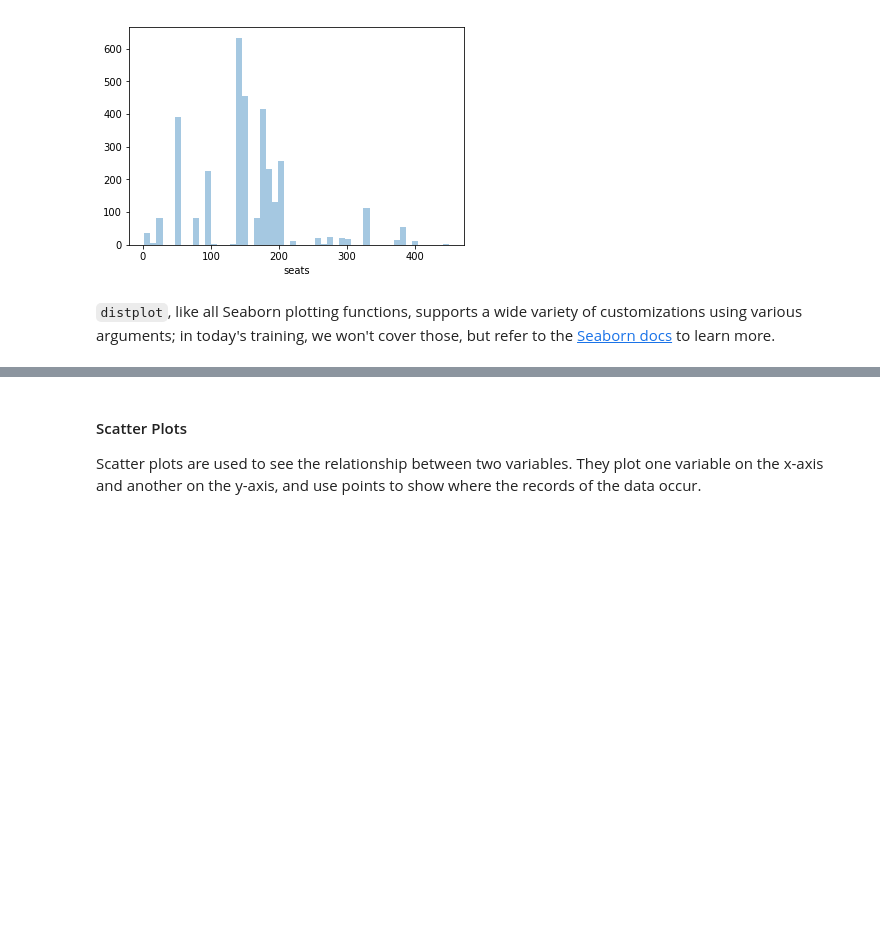
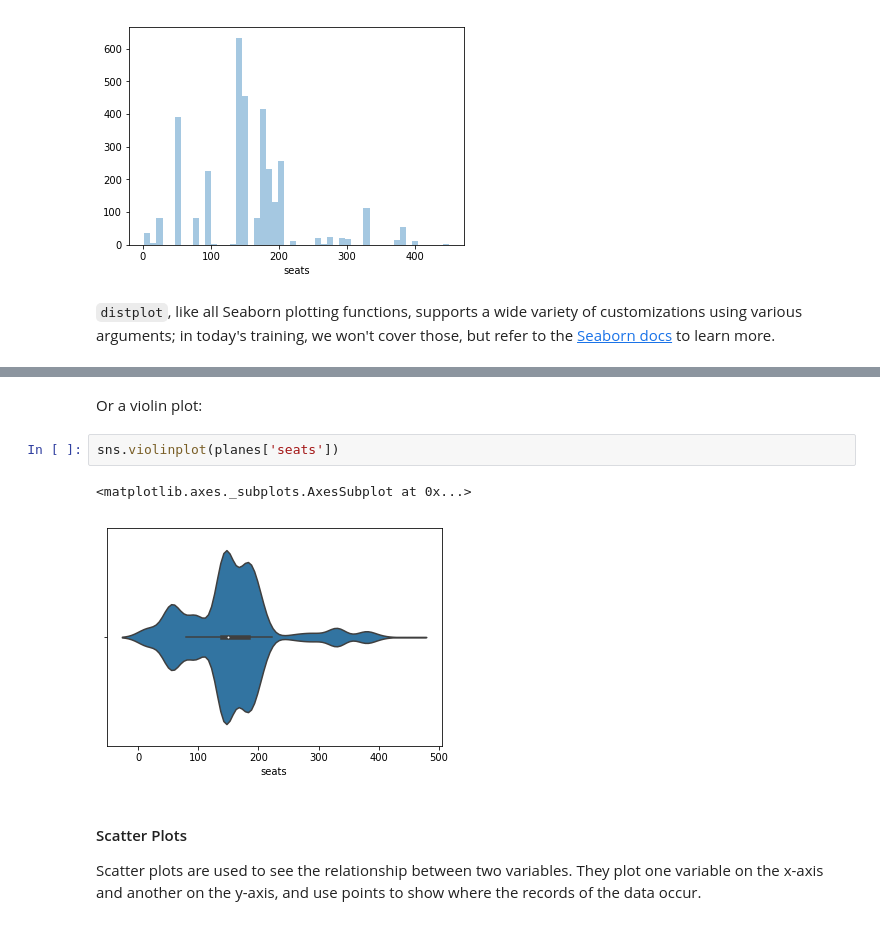
Before and after one commit to uc-python/intro-python-datasci, a Jupyter notebook: notebooks/visualizing_data.ipynb, the cells around one changed output, grey strips where cells are left out. Saved outputs shown, nothing was run; the diff lists cells and outputs as text; blank space fills up the shorter version.

```diff
--- a/notebooks/visualizing_data.ipynb
+++ b/notebooks/visualizing_data.ipynb
@@ -102,3 +112,10 @@ in today's training, we won't cover those, but refer to the [Seaborn docs](https
+# %% [markdown]
+Or a violin plot:
+# %%
+sns.violinplot(planes['seats'])
+# %% [output]
+<matplotlib.axes._subplots.AxesSubplot at 0x...>
+[figure, added]
 # %% [markdown]
 #### Scatter Plots
 Scatter plots are used to see the relationship between two variables.
```
Also changed, not shown: parts of 38 cells of this notebook.
